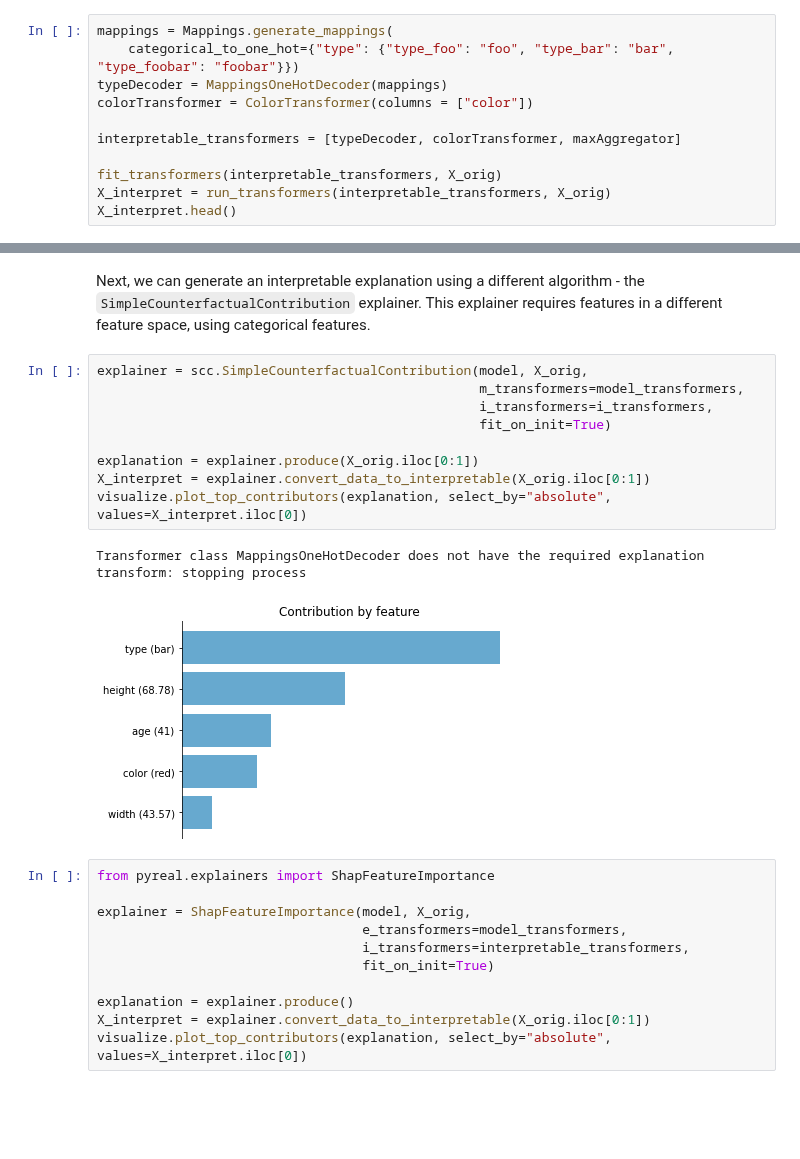
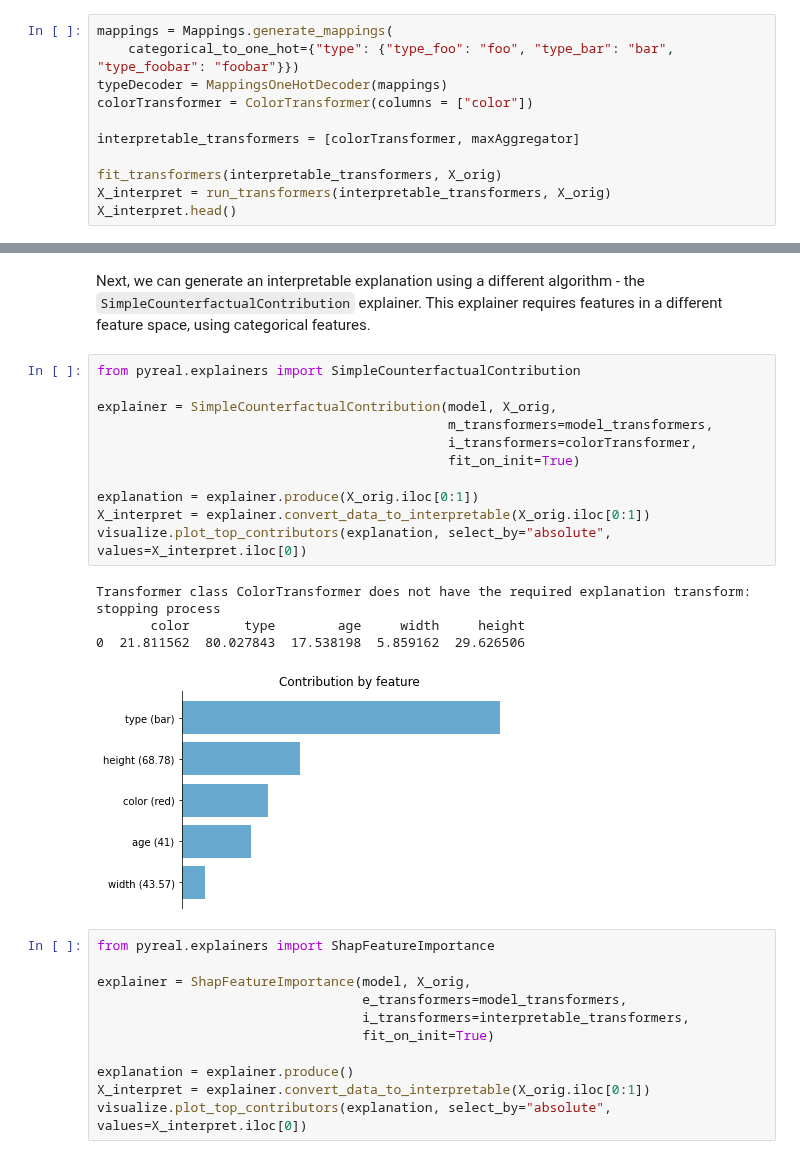
Before and after one commit to sibyl-dev/pyreal, a Jupyter notebook: tutorials/simple_four_spaces/simple_four_spaces_clean.ipynb, the cells around one changed output, grey strips where cells are left out. Saved outputs shown, nothing was run; the diff lists cells and outputs as text; blank space fills up the shorter version.

```diff
--- a/tutorials/simple_four_spaces/simple_four_spaces_clean.ipynb
+++ b/tutorials/simple_four_spaces/simple_four_spaces_clean.ipynb
@@ -142,7 +145,7 @@ mappings = Mappings.generate_mappings(
 typeDecoder = MappingsOneHotDecoder(mappings)
 colorTransformer = ColorTransformer(columns = ["color"])
 
-interpretable_transformers = [typeDecoder, colorTransformer, maxAggregator]
+interpretable_transformers = [colorTransformer, maxAggregator]
 
 fit_transformers(interpretable_transformers, X_orig)
 X_interpret = run_transformers(interpretable_transformers, X_orig)
@@ -187,17 +190,21 @@ You may notice the warning `Transformer class MaxAggregator does not have the re
 # %% [markdown]
 Next, we can generate an interpretable explanation using a different algorithm - the `SimpleCounterfactualContribution` explainer. This explainer requires features in a different feature space, using categorical features.
 # %%
-explainer = scc.SimpleCounterfactualContribution(model, X_orig,
-                                                 m_transformers=model_transformers,
-                                                 i_transformers=i_transformers,
-                                                 fit_on_init=True)
+from pyreal.explainers import SimpleCounterfactualContribution
+
+explainer = SimpleCounterfactualContribution(model, X_orig,
+                                             m_transformers=model_transformers,
+                                             i_transformers=colorTransformer,
+                                             fit_on_init=True)
 
 explanation = explainer.produce(X_orig.iloc[0:1])
 X_interpret = explainer.convert_data_to_interpretable(X_orig.iloc[0:1])
 visualize.plot_top_contributors(explanation, select_by="absolute", values=X_interpret.iloc[0])
 # %% [output]
-Transformer class MappingsOneHotDecoder does not have the required explanation transform: stopping process
+Transformer class ColorTransformer does not have the required explanation transform: stopping process
+       color       type        age     width     height
+0  21.811562  80.027843  17.538198  5.859162  29.626506
-[figure, old version]
+[figure, new version]
 # %%
 from pyreal.explainers import ShapFeatureImportance
 
```
Also changed, not shown: parts of 3 cells of this notebook, 4 other files.
